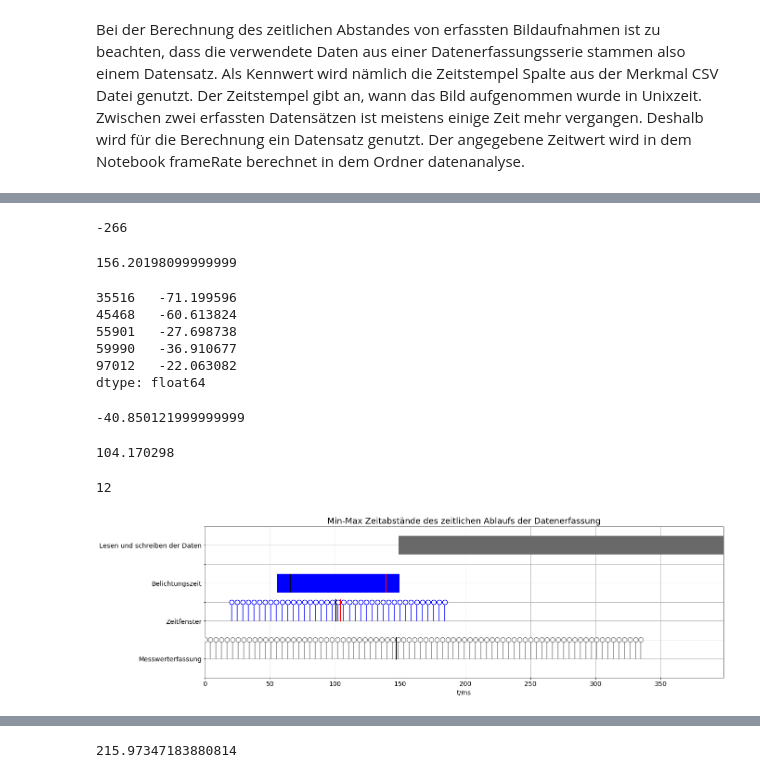
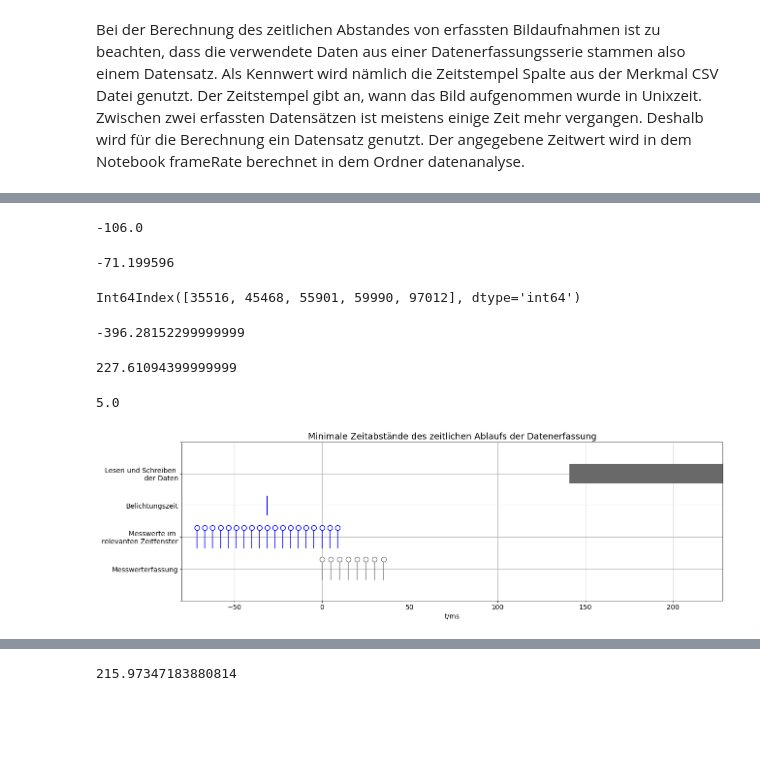
Before and after one commit to SandGreif/FahrradwegeKlassifizierung, a Jupyter notebook: datenvisualisierung/gatheringSequence.ipynb, the cells around one changed output, grey strips where cells are left out. Saved outputs shown, nothing was run; the diff lists cells and outputs as text; code cells hidden in the pictures; blank space fills up the shorter version.

```diff
--- a/datenvisualisierung/gatheringSequence.ipynb
+++ b/datenvisualisierung/gatheringSequence.ipynb
@@ -307,108 +294,86 @@ minStopMeasurementToEndTimeframeTime
 # %%
-maxStopMeasurementTime = (featuresDf['Zeitstempel in Unixzeit'] - featuresDf['Stopp der Messwerterfassung in Unixzeit']).max()
-maxStopMeasurementTime
+minStopMeasurementTime = (featuresDf['Stopp der Messwerterfassung in Unixzeit']-featuresDf['Zeitstempel in Unixzeit'] ).min()
+minStopMeasurementTime
 # %% [output]
--266
+-106.0
-# %%
-minStopMeasurementTime = (featuresDf['Zeitstempel in Unixzeit'] - featuresDf['Stopp der Messwerterfassung in Unixzeit']).min()
 # %%
 # vom Start der Messwert Datenerfassung bis zum Start des Zeitfensters in ms
-maxStartMeasurementDataTime = (featuresDf['Start des Zeitfensters in ns seit Start der JVM'] - featuresDf['Start der Messwerterfassung in ns seit Start der JVM']).max()
-maxStartMeasurementDataTime = maxStartMeasurementDataTime / 1000000
 minStartMeasurementDataTime = (featuresDf['Start des Zeitfensters in ns seit Start der JVM'] - featuresDf['Start der Messwerterfassung in ns seit Start der JVM']).min()
 minStartMeasurementDataTime = minStartMeasurementDataTime / 1000000
-maxStartMeasurementDataTime
+minStartMeasurementDataTime
 # %% [output]
-156.20198099999999
+-71.199596
 # %%
 minStartMeasurementDataTimeOutlier = featuresDf[(featuresDf['Start des Zeitfensters in ns seit Start der JVM'] - featuresDf['Start der Messwerterfassung in ns seit Start der JVM']) < 0]
 (minStartMeasurementDataTimeOutlier['Start des Zeitfensters in ns seit Start der JVM'] - minStartMeasurementDataTimeOutlier['Start der Messwerterfassung in ns seit Start der JVM']) / 1000000
+featuresDf[(featuresDf['Start des Zeitfensters in ns seit Start der JVM'] - featuresDf['Start der Messwerterfassung in ns seit Start der JVM']) < 0].index
 # %% [output]
-35516   -71.199596
-45468   -60.613824
-55901   -27.698738
-59990   -36.910677
-97012   -22.063082
-dtype: float64
+Int64Index([35516, 45468, 55901, 59990, 97012], dtype='int64')
 # %%
-# Listen die mit den entsprechenden Vielfachen der Zeitangaben gefüllt werden
-maxExposureOffset = (timeframe - maxExposureTime) / 2
 minExposureOffset = (timeframe - minExposureTime) / 2
 # Abstand zwischen zwei Bildern
 meanCaptureImagesTime = meanCaptureImagesTime
 # Messwerterfassung
-startMaxTimeFrame = meanCaptureImagesTime - maxStopMeasurementToEndTimeframeTime - maxStopMeasurementTime - timeframe
 startMinTimeFrame = meanCaptureImagesTime - minStopMeasurementToEndTimeframeTime - minStopMeasurementTime - timeframe
 #Zeitfenster
-startMaxExposureTime = startMinTimeFrame + maxExposureOffset
 startMinExposureTime = startMinTimeFrame + minExposureOffset
 # Belichtungszeit
-exposureMaxTime = startMaxExposureTime + maxExposureTime
 exposureMinTime = startMinExposureTime + minExposureTime
 # %%
 zeroOffsetMinMax = startMaxTimeFrame - maxStartMeasurementDataTime
 zeroOffsetMinMax
 # %% [output]
--40.850121999999999
+-396.28152299999999
 # %%
 maxStartMeasurementDataTime
 # %% [output]
-104.170298
+227.61094399999999
 # %%
 maxStopMeasurementTime
 # %% [output]
-12
+5.0
 # %%
 # Plot mit Min und Max Zeitangaben
 fig, ax = plt.subplots(figsize=(20,6))
 # Messwerterfassung
-x = np.linspace(0,maxStartMeasurementDataTime+timeframe+maxStopMeasurementToEndTimeframeTime,
-                        int((maxStartMeasurementDataTime+timeframe+maxStopMeasurementToEndTimeframeTime)/measuredDataPerMs))
-(markers, stemlines, baseline) = plt.stem(x, np.full((x.size), 1), linefmt='C7-', basefmt='None', bottom=0.5, markerfmt='wo')
+x = np.linspace(0,minStartMeasurementDataTime+timeframe+minStopMeasurementToEndTimeframeTime,
+                        int((minStartMeasurementDataTime+timeframe+minStopMeasurementToEndTimeframeTime)/measuredDataPerMs))
+(markers, stemlines, baseline) = plt.stem(x, np.full((x.size), 1.3), linefmt='C7-', basefmt='None', bottom=0.65, markerfmt='wo')
 plt.setp(stemlines, linestyle="-", color="C7", linewidth=1.5)
 plt.setp(markers, markeredgecolor='C7', markersize=10, markeredgewidth=1.5, zorder=3)
-ax.hlines(xmin=minStartMeasurementDataTime + timeframe + minStopMeasurementToEndTimeframeTime - 0.5,
-          xmax=minStartMeasurementDataTime + timeframe + minStopMeasurementToEndTimeframeTime + 0.5,
-          y=0.77, colors="black", lw=48, zorder=4)
 # Zeitfenster
-x = np.linspace(minStartMeasurementDataTime,maxStartMeasurementDataTime+timeframe,
-                int((maxStartMeasurementDataTime+timeframe-minStartMeasurementDataTime)/ measuredDataPerMs))
-(markers, stemlines, baseline) = plt.stem(x, np.full((x.size), 2), 'b-', basefmt='None', bottom=1.5, markerfmt='wo')
+x = np.linspace(minStartMeasurementDataTime,minStartMeasurementDataTime+timeframe,
+                int((timeframe)/ measuredDataPerMs))
+(markers, stemlines, baseline) = plt.stem(x, np.full((x.size), 2.3), 'b-', basefmt='None', bottom=1.65, markerfmt='wo')
 plt.setp(stemlines, linestyle="-", color="b", linewidth=1.5)
 plt.setp(markers, markeredgecolor='b', markersize=10, markeredgewidth=1.5, zorder=3)
-# Min Start des Zeitfensters
-ax.hlines(xmin=minStartMeasurementDataTime+timeframe-0.5,xmax=minStartMeasurementDataTime+timeframe+0.5,y=1.77, colors="black", lw=48, zorder=4)
-# Max Start des Zeitfensters
-ax.hlines(xmin=maxStartMeasurementDataTime-0.5,xmax=maxStartMeasurementDataTime+0.5,y=1.77, colors="red", lw=48, zorder=4)
 # Belichtungszeit
-ax.hlines(xmin=minStartMeasurementDataTime + minExposureOffset,xmax=maxStartMeasurementDataTime+timeframe-minExposureOffset,y=2.5, colors="blue", lw=40)
-ax.hlines(xmin=minStartMeasurementDataTime + minExposureOffset + minExposureTime-0.5,xmax=minStartMeasurementDataTime + minExposureOffset + minExposureTime + 0.5,y=2.5, colors="black", lw=40)
-ax.hlines(xmin=maxStartMeasurementDataTime+timeframe-minExposureOffset-minExposureTime-0.5,xmax=maxStartMeasurementDataTime+timeframe-minExposureOffset-minExposureTime+0.5,y=2.5, colors="red", lw=40)
-
+ax.hlines(xmin=(minStartMeasurementDataTime+timeframe/2) - (minExposureTime/2),xmax=(minStartMeasurementDataTime+timeframe/2) + (minExposureTime/2),y=3, colors="blue", lw=40)
 # Lesen und schreiben der Daten
 ax.hlines(xmin=minStartMeasurementDataTime+timeframe+minStopMeasurementToEndTimeframeTime-minStopMeasurementTime,xmax=meanCaptureImagesTime+meanStopMeasurementTime - zeroOffsetMinMax + 50,
-                  y=3.5, colors="dimgrey", lw=40)
+                  y=4, colors="dimgrey", lw=40)
 
 def formatter(y, pos):
-    if y == 0.5:
+    if y == 1:
         return 'Messwerterfassung'
-    if y == 1.5:
-        return 'Zeitfenster'
-    if y == 2.5:
+    if y == 2:
+        return 'Messwerte im \n relevanten Zeitfenster'
+    if y == 3:
         return 'Belichtungszeit'
-    if y == 3.5:
-        return 'Lesen und schreiben der Daten'
+    if y == 4:
+        return 'Lesen und Schreiben \n der Daten'
     else:
         return ''
 
+
 plt.gca().yaxis.set_major_formatter(ticker.FuncFormatter(formatter))
 plt.xlabel('t/ms',fontsize=14)
-plt.title('Min-Max Zeitabstände des zeitlichen Ablaufs der Datenerfassung',fontsize=18)
+plt.title('Minimale Zeitabstände des zeitlichen Ablaufs der Datenerfassung',fontsize=18)
 plt.grid()
 plt.yticks(fontsize=14)
 plt.xticks(fontsize=14)
-plt.xlim(0,startTimeFrameList[1]-meanStartMeasurementDataTime)
-plt.ylim(0,4)
+plt.xlim(-80,startTimeFrameList[1]-200)
+plt.ylim(0,5)
 plt.rcParams["legend.fontsize"] = 14
 # %% [output]
-[figure, old version]
+[figure, new version]
```
Also changed, not shown: parts of 33 cells of this notebook, 7 other files.
